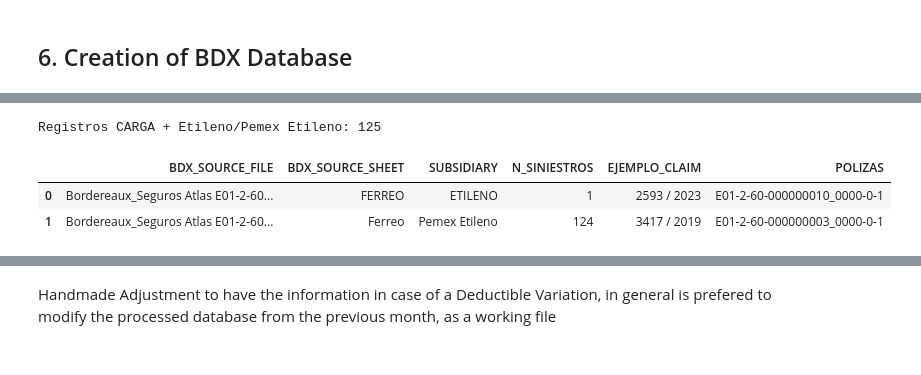
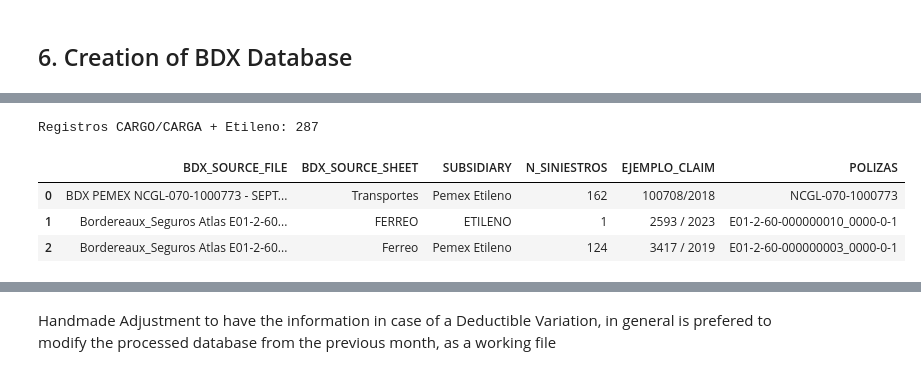
Before and after one commit to Barby08/C-digos-Transporte, a Jupyter notebook: 1.-Carga de Bases Marine.ipynb, the cells around one changed output, grey strips where cells are left out. Cells and saved outputs as stored; diff of their text form; code cells hidden in the pictures.

Commit message:
MARINE LISTO

```diff
--- a/1.-Carga de Bases Marine.ipynb
+++ b/1.-Carga de Bases Marine.ipynb
@@ -811,46 +811,55 @@ Catálogo exportado -> C:/Users/IKAL14/Documents/Integral/Marine/Incidencias/202
 # %%
 # =============================================================================
-# DIAGNOSTICO: BDX/hojas donde COVER='CARGA' y SUBSIDIARY es Etileno
+# DIAGNOSTICO: BDX/hojas donde COVER='CARGA' Y 'CARGO' y SUBSIDIARY es Etileno
 # =============================================================================
 
-subsidiarias_etileno_validas = {
-    'ETILENO',
-    'PEMEX ETILENO',
-}
+# 1. Ampliamos el set de validación con regex para mayor flexibilidad y lo traemos de config_marine.py
+subsidiarias_ferreo_validas = SUBSIDIARIAS_FERREO  # Desde config_marine.py
 
 _df_diag_etileno = df_bdx_consolidated.copy()
+
+# 2. Normalización agresiva (Quitamos acentos y colapsamos múltiples espacios a uno solo)
 _df_diag_etileno['SUBSIDIARY_NORM'] = (
     _df_diag_etileno['SUBSIDIARY']
     .fillna('')
     .astype(str)
     .str.upper()
+    .str.normalize('NFKD').str.encode('ascii', errors='ignore').str.decode('utf-8') # Quita acentos (É -> E)
+    .str.replace(r'\s+', ' ', regex=True) # Convierte múltiples espacios/tabs en un solo espacio
     .str.strip()
 )
 
+# 3. Normalizamos también la columna COVER por si acaso viene con espacios o minúsculas
+_df_diag_etileno['COVER_NORM'] = _df_diag_etileno['COVER'].fillna('').astype(str).str.upper().str.strip()
+
+# 4. Creamos la máscara corregida
 mask_diag_etileno = (
-    _df_diag_etileno['COVER'].eq('CARGA')
-    & _df_diag_etileno['SUBSIDIARY_NORM'].isin(subsidiarias_etileno_validas)
+    _df_diag_etileno['COVER_NORM'].isin(['CARGO', 'CARGA', 'TRANSPORTE', 'TRANSPORTE / CONTAMINACION', 'TRANSPORTE/CONTAMINACION'])
+    & _df_diag_etileno['SUBSIDIARY_NORM'].isin(subsidiarias_ferreo_validas)
 )
 
+# 5. Agrupación del diagnóstico
 diagnostico_carga_etileno = (
     _df_diag_etileno.loc[mask_diag_etileno]
     .groupby(['BDX_SOURCE_FILE', 'BDX_SOURCE_SHEET', 'SUBSIDIARY'], dropna=False)
     .agg(
         N_SINIESTROS=('CLAIM NUMBER', 'count'),
         EJEMPLO_CLAIM=('CLAIM NUMBER', 'first'),
         POLIZAS=('INWARD POLICY N°', lambda x: ', '.join(sorted(str(v) for v in x.dropna().unique())))
     )
     .reset_index()
     .sort_values(['BDX_SOURCE_FILE', 'BDX_SOURCE_SHEET', 'SUBSIDIARY'])
     .reset_index(drop=True)
 )
 
-print(f"Registros CARGA + Etileno/Pemex Etileno: {int(mask_diag_etileno.sum())}")
+
+print(f"Registros CARGO/CARGA + Etileno: {int(mask_diag_etileno.sum())}")
 diagnostico_carga_etileno
 # %% [output]
-Registros CARGA + Etileno/Pemex Etileno: 125
+Registros CARGO/CARGA + Etileno: 287
 |  | BDX_SOURCE_FILE | BDX_SOURCE_SHEET | SUBSIDIARY | N_SINIESTROS | EJEMPLO_CLAIM | POLIZAS |
-| 0 | Bordereaux_Seguros Atlas E01-2-60... | FERREO | ETILENO | 1 | 2593 / 2023 | E01-2-60-000000010_0000-0-1 |
-| 1 | Bordereaux_Seguros Atlas E01-2-60... | Ferreo | Pemex Etileno | 124 | 3417 / 2019 | E01-2-60-000000003_0000-0-1 |
+| 0 | BDX PEMEX NCGL-070-1000773 - SEPT... | Transportes | Pemex Etileno | 162 | 100708/2018 | NCGL-070-1000773 |
+| 1 | Bordereaux_Seguros Atlas E01-2-60... | FERREO | ETILENO | 1 | 2593 / 2023 | E01-2-60-000000010_0000-0-1 |
+| 2 | Bordereaux_Seguros Atlas E01-2-60... | Ferreo | Pemex Etileno | 124 | 3417 / 2019 | E01-2-60-000000003_0000-0-1 |
 # %%
 # =============================================================================
```
Also changed, not shown: parts of 19 cells of this notebook, 21 other files.
